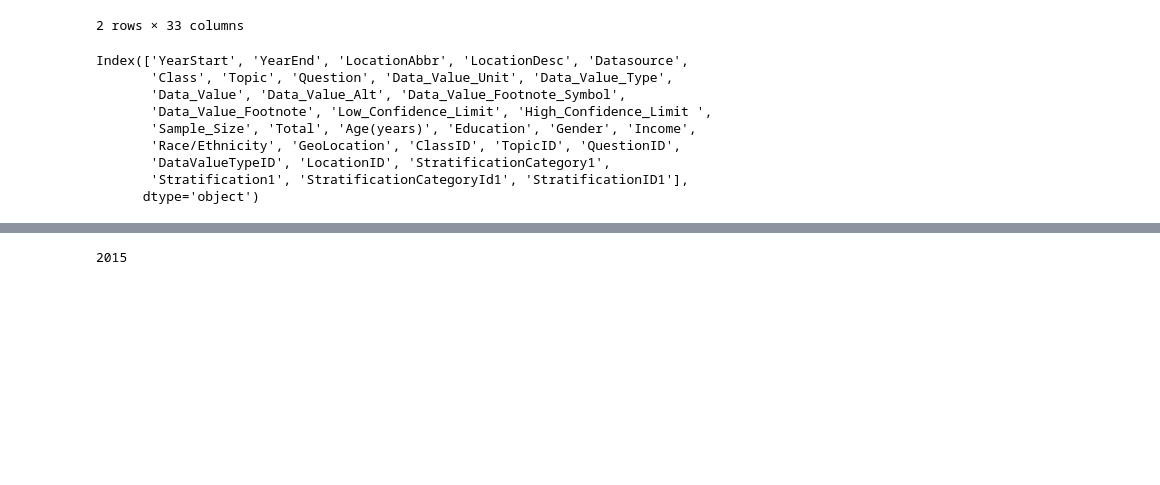
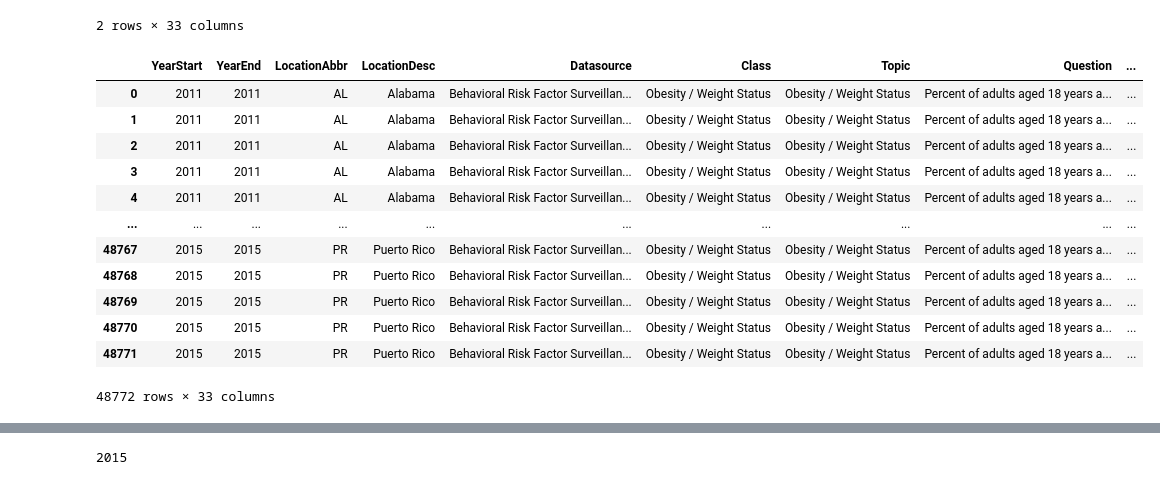
Before and after one commit to DimitriKourouniotis/Capstone-2, a Jupyter notebook: Capstone 2.ipynb, the cells around one changed output, grey strips where cells are left out. Drawn from its saved outputs; the diff is of its cells as text; code cells hidden in the pictures; blank space fills up the shorter version.

Commit message:
Started data wrangling, added US regions file

```diff
--- a/Capstone 2.ipynb
+++ b/Capstone 2.ipynb
@@ -16,4 +16,5 @@ The data set I downloaded in November 2019 covered 2011-2018 but only had Fruit
 
 My first challenge is to union these two datasets and then remove duplicates so I can analyse data for 2011-2018
 # %%
-df_2015 = pd.read_csv("cdc_npao.csv")
+df_2015_raw = pd.read_csv("cdc_npao.csv")
+df_2015_raw.columns
@@ -24,15 +35,19 @@ df_2015.head(2)
 | 0 | 2011 | 2011 | AL | Alabama | Behavioral Risk Factor Surveillan... | Obesity / Weight Status | Obesity / Weight Status | Percent of adults aged 18 years a... | ... |
 | 1 | 2011 | 2011 | AL | Alabama | Behavioral Risk Factor Surveillan... | Obesity / Weight Status | Obesity / Weight Status | Percent of adults aged 18 years a... | ... |
 2 rows × 33 columns
-# %%
-df_2015.columns
-# %% [output]
-Index(['YearStart', 'YearEnd', 'LocationAbbr', 'LocationDesc', 'Datasource',
-       'Class', 'Topic', 'Question', 'Data_Value_Unit', 'Data_Value_Type',
-       'Data_Value', 'Data_Value_Alt', 'Data_Value_Footnote_Symbol',
-       'Data_Value_Footnote', 'Low_Confidence_Limit', 'High_Confidence_Limit ',
-       'Sample_Size', 'Total', 'Age(years)', 'Education', 'Gender', 'Income',
-       'Race/Ethnicity', 'GeoLocation', 'ClassID', 'TopicID', 'QuestionID',
-       'DataValueTypeID', 'LocationID', 'StratificationCategory1',
-       'Stratification1', 'StratificationCategoryId1', 'StratificationID1'],
-      dtype='object')
+# %%
+(df_2015_raw)
+# %% [output]
+|  | YearStart | YearEnd | LocationAbbr | LocationDesc | Datasource | Class | Topic | Question | ... |
+| 0 | 2011 | 2011 | AL | Alabama | Behavioral Risk Factor Surveillan... | Obesity / Weight Status | Obesity / Weight Status | Percent of adults aged 18 years a... | ... |
+| 1 | 2011 | 2011 | AL | Alabama | Behavioral Risk Factor Surveillan... | Obesity / Weight Status | Obesity / Weight Status | Percent of adults aged 18 years a... | ... |
+| 2 | 2011 | 2011 | AL | Alabama | Behavioral Risk Factor Surveillan... | Obesity / Weight Status | Obesity / Weight Status | Percent of adults aged 18 years a... | ... |
+| 3 | 2011 | 2011 | AL | Alabama | Behavioral Risk Factor Surveillan... | Obesity / Weight Status | Obesity / Weight Status | Percent of adults aged 18 years a... | ... |
+| 4 | 2011 | 2011 | AL | Alabama | Behavioral Risk Factor Surveillan... | Obesity / Weight Status | Obesity / Weight Status | Percent of adults aged 18 years a... | ... |
+| ... | ... | ... | ... | ... | ... | ... | ... | ... | ... |
+| 48767 | 2015 | 2015 | PR | Puerto Rico | Behavioral Risk Factor Surveillan... | Obesity / Weight Status | Obesity / Weight Status | Percent of adults aged 18 years a... | ... |
+| 48768 | 2015 | 2015 | PR | Puerto Rico | Behavioral Risk Factor Surveillan... | Obesity / Weight Status | Obesity / Weight Status | Percent of adults aged 18 years a... | ... |
+| 48769 | 2015 | 2015 | PR | Puerto Rico | Behavioral Risk Factor Surveillan... | Obesity / Weight Status | Obesity / Weight Status | Percent of adults aged 18 years a... | ... |
+| 48770 | 2015 | 2015 | PR | Puerto Rico | Behavioral Risk Factor Surveillan... | Obesity / Weight Status | Obesity / Weight Status | Percent of adults aged 18 years a... | ... |
+| 48771 | 2015 | 2015 | PR | Puerto Rico | Behavioral Risk Factor Surveillan... | Obesity / Weight Status | Obesity / Weight Status | Percent of adults aged 18 years a... | ... |
+48772 rows × 33 columns
```
Also changed, not shown: parts of 16 cells of this notebook, 1 other file.
